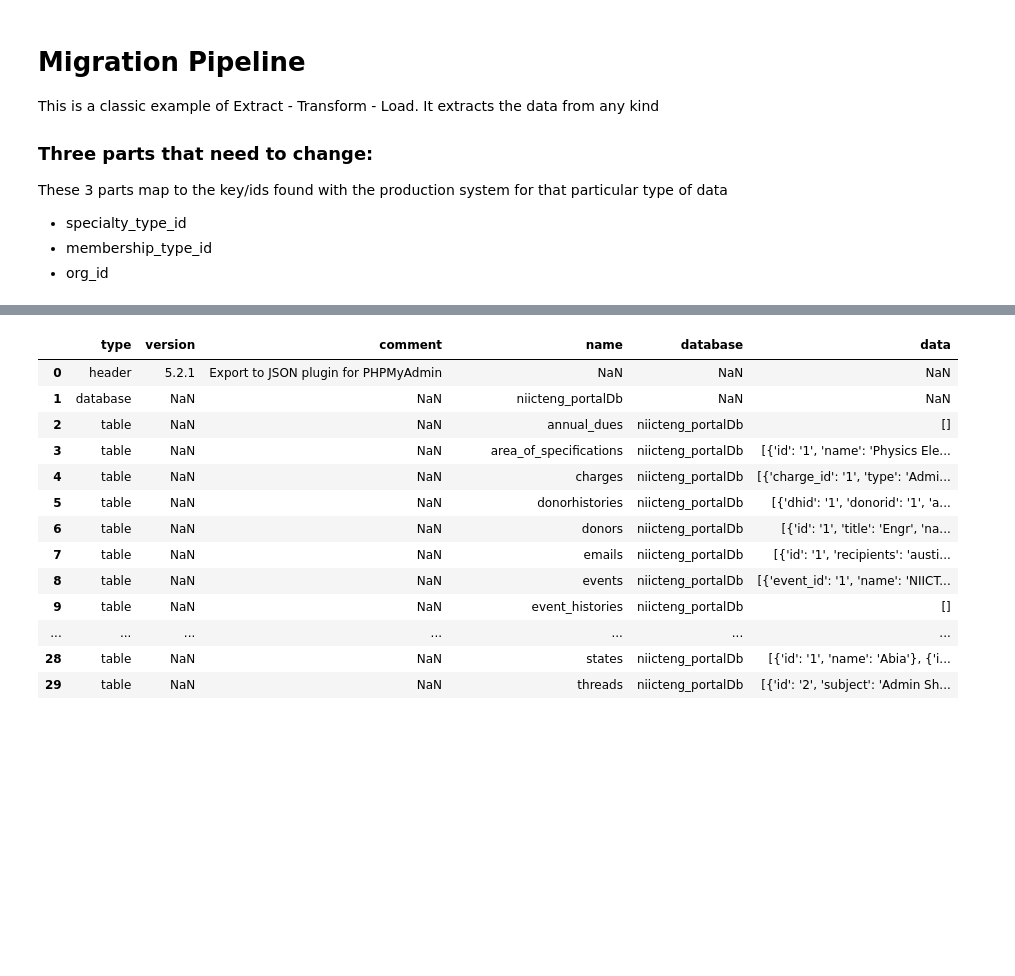
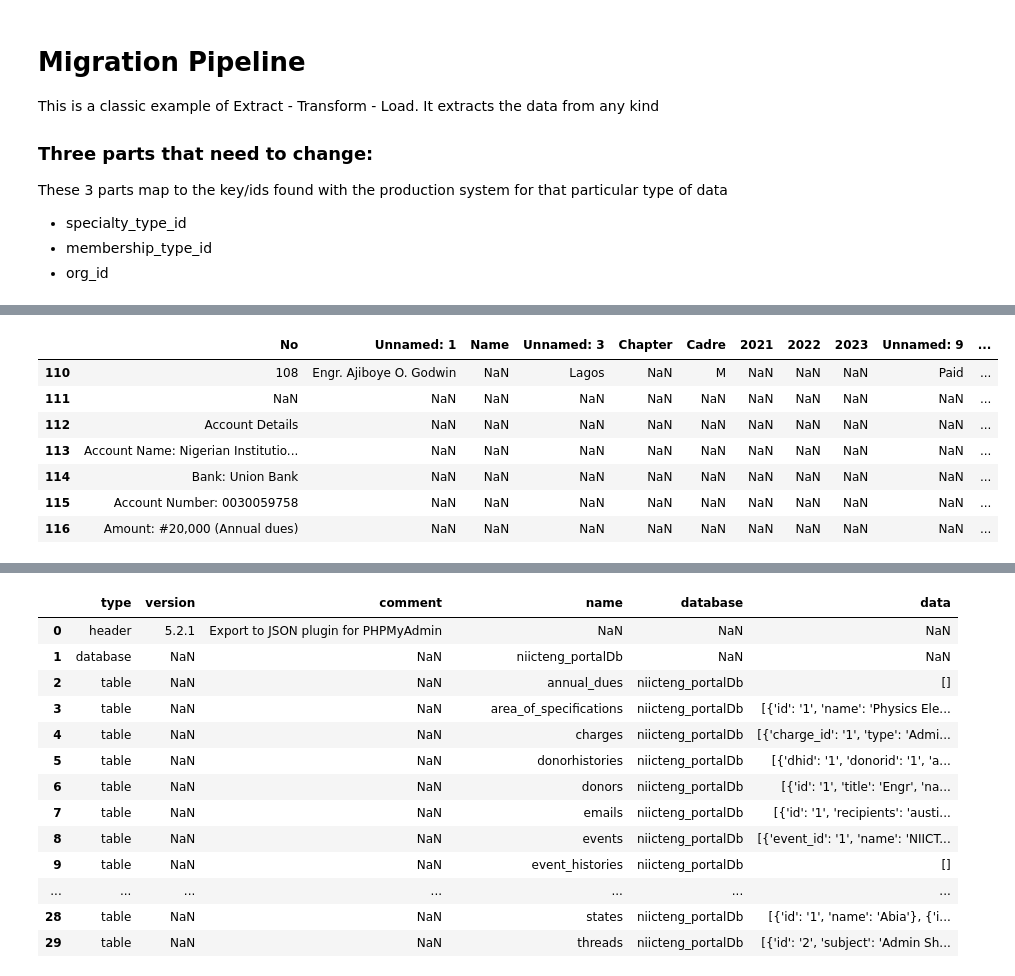
Before and after one commit to KingNonso/simple-data-migration-project, a Jupyter notebook: Data Migration Project.ipynb, the cells around one changed output, grey strips where cells are left out. Saved outputs shown, nothing was run; the diff lists cells and outputs as text; code cells hidden in the pictures; blank space fills up the shorter version.

```diff
--- a/Data Migration Project.ipynb
+++ b/Data Migration Project.ipynb
@@ -14,0 +31,11 @@ from datetime import datetime
+# %%
+df.tail(7)
+# %% [output]
+|  | No | Unnamed: 1 | Name | Unnamed: 3 | Chapter | Cadre | 2021 | 2022 | 2023 | Unnamed: 9 | ... |
+| 110 | 108 | Engr. Ajiboye O. Godwin | NaN | Lagos | NaN | M | NaN | NaN | NaN | Paid | ... |
+| 111 | NaN | NaN | NaN | NaN | NaN | NaN | NaN | NaN | NaN | NaN | ... |
+| 112 | Account Details | NaN | NaN | NaN | NaN | NaN | NaN | NaN | NaN | NaN | ... |
+| 113 | Account Name: Nigerian Institutio... | NaN | NaN | NaN | NaN | NaN | NaN | NaN | NaN | NaN | ... |
+| 114 | Bank: Union Bank | NaN | NaN | NaN | NaN | NaN | NaN | NaN | NaN | NaN | ... |
+| 115 | Account Number: 0030059758 | NaN | NaN | NaN | NaN | NaN | NaN | NaN | NaN | NaN | ... |
+| 116 | Amount: #20,000 (Annual dues) | NaN | NaN | NaN | NaN | NaN | NaN | NaN | NaN | NaN | ... |
```
Also changed, not shown: parts of 6 cells of this notebook, 3 other files.
